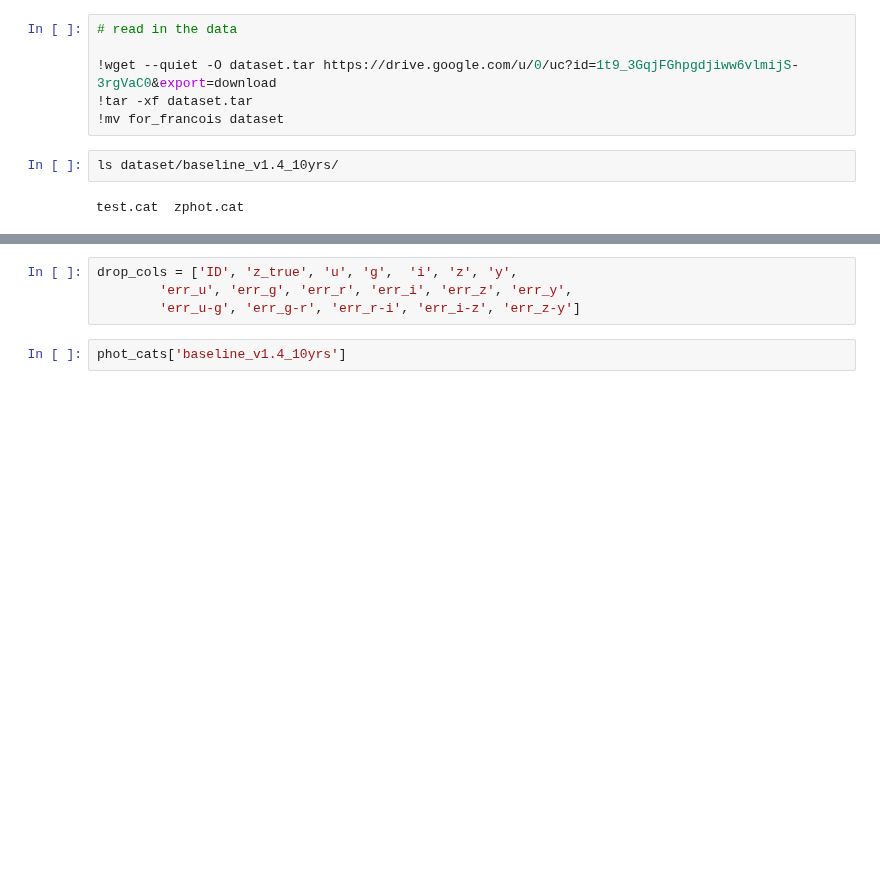
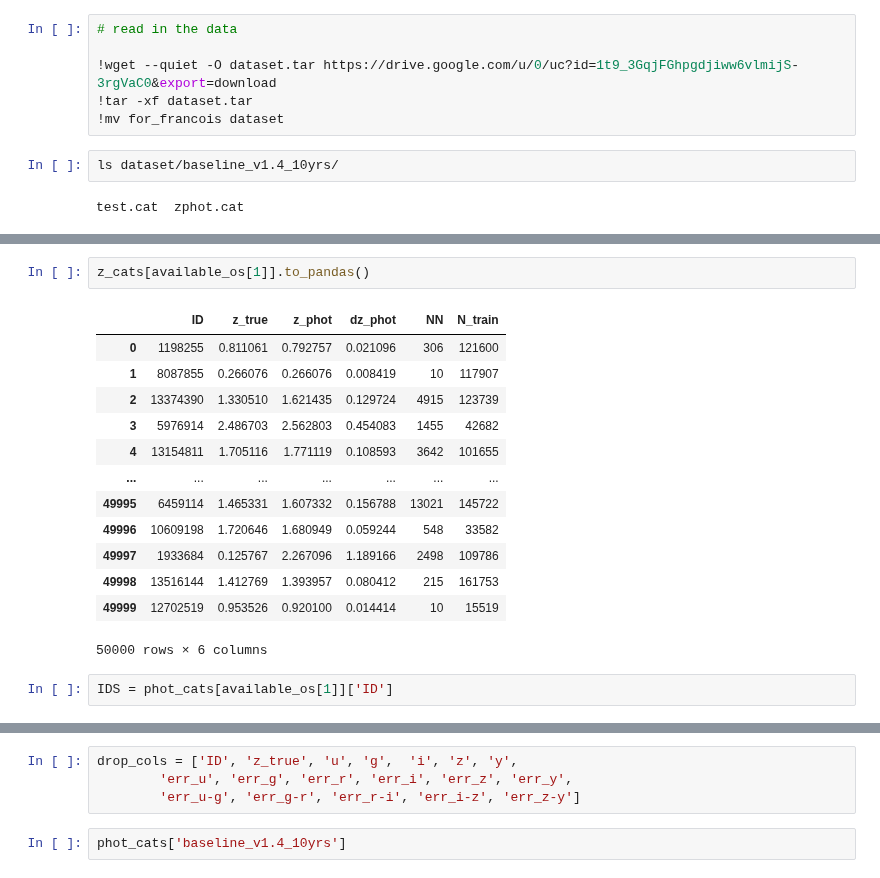
Before and after one commit to bscot/TheLastMetric, a Jupyter notebook: Example_TLM.ipynb, the cells around one changed output, grey strips where cells are left out. Drawn from its saved outputs; the diff is of its cells as text; blank space fills up the shorter version.

```diff
--- a/Example_TLM.ipynb
+++ b/Example_TLM.ipynb
@@ -76,0 +99,18 @@ for one_os in available_os:
+# %%
+z_cats[available_os[1]].to_pandas()
+# %% [output]
+|  | ID | z_true | z_phot | dz_phot | NN | N_train |
+| 0 | 1198255 | 0.811061 | 0.792757 | 0.021096 | 306 | 121600 |
+| 1 | 8087855 | 0.266076 | 0.266076 | 0.008419 | 10 | 117907 |
+| 2 | 13374390 | 1.330510 | 1.621435 | 0.129724 | 4915 | 123739 |
+| 3 | 5976914 | 2.486703 | 2.562803 | 0.454083 | 1455 | 42682 |
+| 4 | 13154811 | 1.705116 | 1.771119 | 0.108593 | 3642 | 101655 |
+| ... | ... | ... | ... | ... | ... | ... |
+| 49995 | 6459114 | 1.465331 | 1.607332 | 0.156788 | 13021 | 145722 |
+| 49996 | 10609198 | 1.720646 | 1.680949 | 0.059244 | 548 | 33582 |
+| 49997 | 1933684 | 0.125767 | 2.267096 | 1.189166 | 2498 | 109786 |
+| 49998 | 13516144 | 1.412769 | 1.393957 | 0.080412 | 215 | 161753 |
+| 49999 | 12702519 | 0.953526 | 0.920100 | 0.014414 | 10 | 15519 |
+50000 rows × 6 columns
+# %%
+IDS = phot_cats[available_os[1]]['ID']
```
Also changed, not shown: parts of 18 cells of this notebook.
